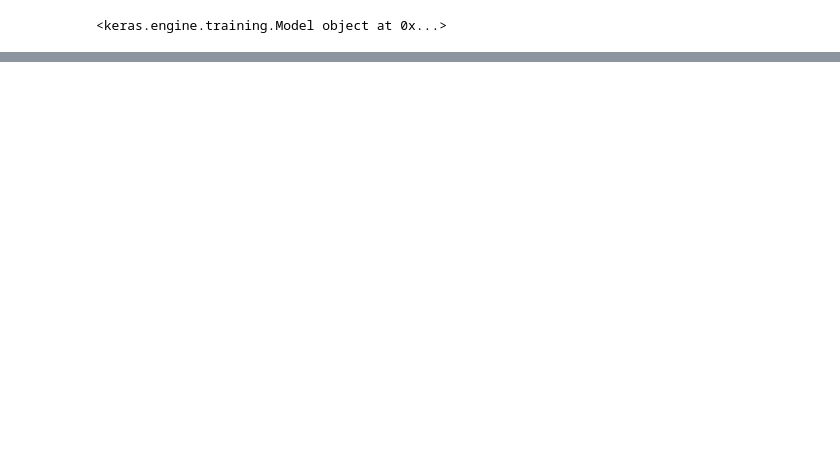
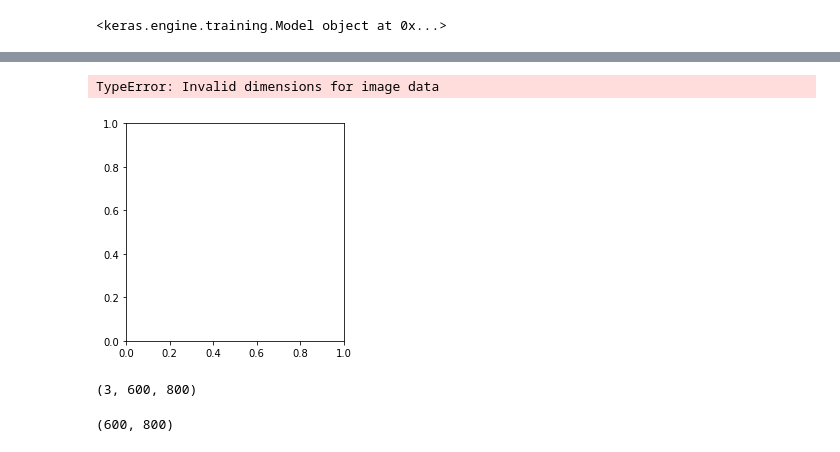
Before and after one commit to rohts-patil/semantic-segmentation, a Jupyter notebook: scratch.ipynb, the cells around one changed output, grey strips where cells are left out. Saved outputs shown, nothing was run; the diff lists cells and outputs as text; code cells hidden in the pictures; blank space fills up the shorter version.

```diff
--- a/scratch.ipynb
+++ b/scratch.ipynb
@@ -155,0 +191,3 @@ ________________________________________________________________________________
+# %%
+#predicted = model.predict(X_test[50])
+imgs_mask_test = model.predict(np.array(X_test), batch_size=1, verbose=1)
@@ -155,0 +202,16 @@ ________________________________________________________________________________
+# %%
+np.shape(imgs_mask_test[0])
+new_img = np.stack((imgs_mask_test[0][:,:,0],imgs_mask_test[0][:,:,0],imgs_mask_test[0][:,:,0]),axis=-1)
+plt.imshow(y_train[0])
+plt.plot()
+# %% [output]
+TypeError: Invalid dimensions for image data
+[figure, added]
+# %%
+new_img.shape
+# %% [output]
+(3, 600, 800)
+# %%
+np.shape(imgs_mask_test[0][:,:,0])
+# %% [output]
+(600, 800)
```
Also changed, not shown: parts of 10 cells of this notebook, 5 other files.
